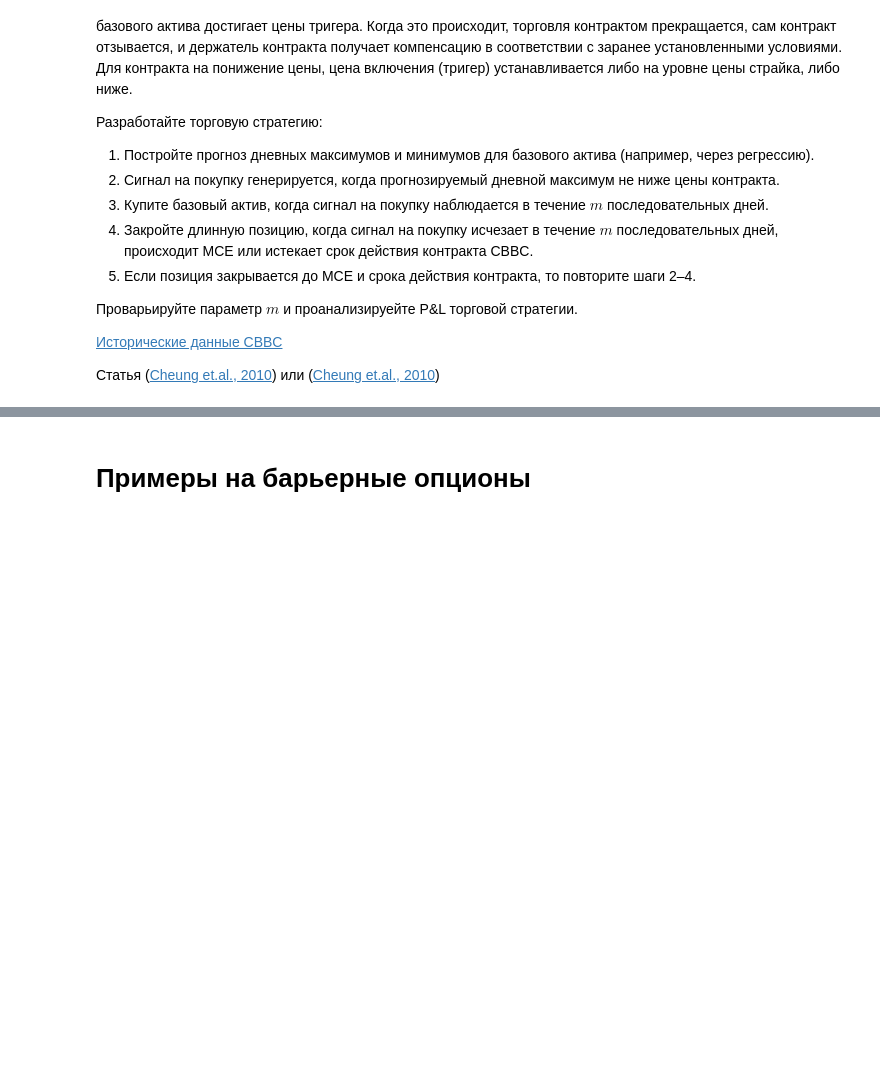
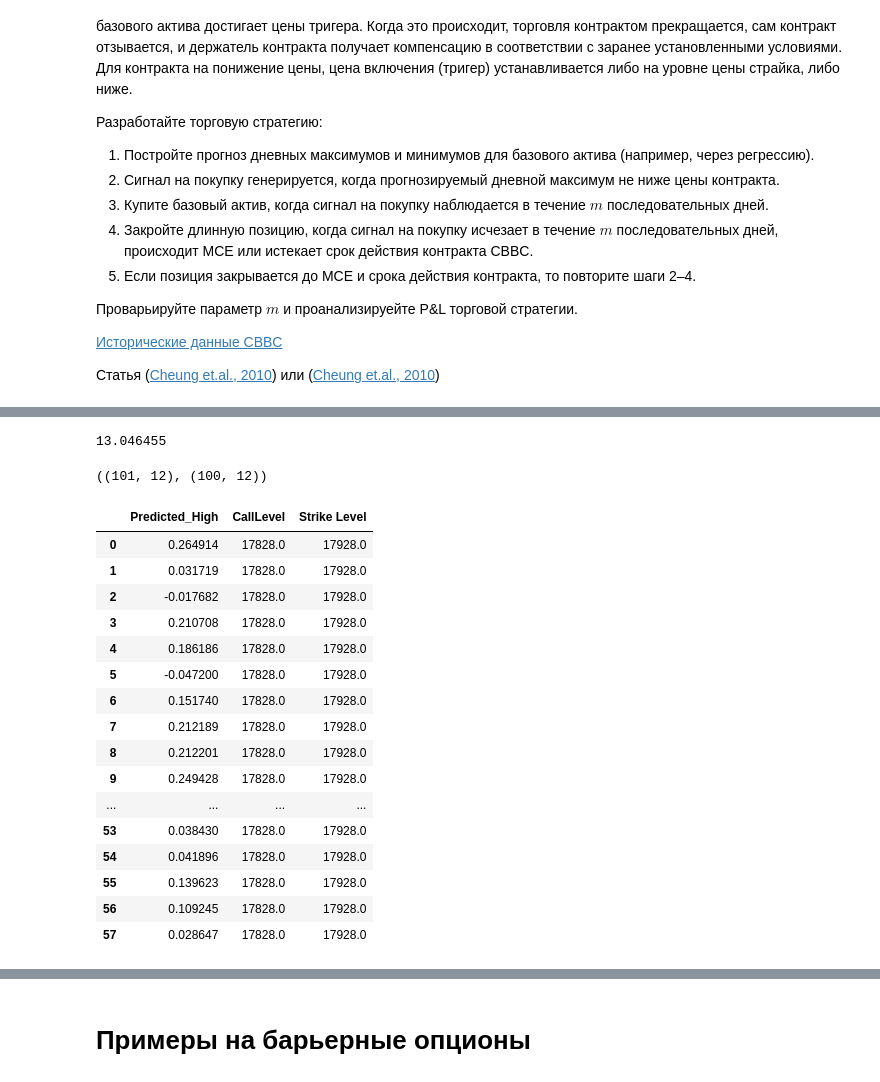
Before and after one commit to Kasymkhankhubiyev/Sirius-Uni, a Jupyter notebook: HybridFinancialInstruments/lab_2b_GSFP.ipynb, the cells around one changed output, grey strips where cells are left out. Saved outputs shown, nothing was run; the diff lists cells and outputs as text; code cells hidden in the pictures; blank space fills up the shorter version.

```diff
--- a/HybridFinancialInstruments/lab_2b_GSFP.ipynb
+++ b/HybridFinancialInstruments/lab_2b_GSFP.ipynb
@@ -676,0 +731,69 @@ plt.show()
+# %%
+df = df[['Trade Date', 'Averageprice', 'DayHigh', 'DayLow', 'ClosingPrice',
+         'Bull/Bear', 'CBBCType', 'CBBCCategory','MaturityDate', 'Strike Level',
+         'CallLevel']]
+
+df['Trade Date'] = pd.to_datetime(df['Trade Date'])
+df['MaturityDate'] = pd.to_datetime(df['MaturityDate'])
+df.Averageprice = np.float32(df.Averageprice)
+df.DayHigh = np.float32(df.DayHigh)
+df.DayLow = np.float32(df.DayLow)
+df.ClosingPrice = np.float32(df.ClosingPrice)
+df['Strike Level'] = np.float32(df['Strike Level'])
+df.CallLevel = np.float32(df.CallLevel)
+# %%
+from sklearn.linear_model import LinearRegression
+from sklearn.model_selection import train_test_split
+import numpy as np
+
+features = ['Averageprice', 'ClosingPrice', 'DayHigh', 'DayLow']
+
+window = 5
+X = []
+y = []
+
+for _df in df.rolling(window + 1):
+    if _df.shape[0] == window + 1:
+        X.append(_df[features].iloc[:-1].values.flatten())
+        y.append(_df['DayHigh'].values[-1])
+
+X = np.array(X)
+y = np.array(y)
+
+X_train, X_test, y_train, y_test = train_test_split(X, y, test_size=0.6, random_state=42)
+
+model_high = LinearRegression()
+model_high.fit(X_train, y_train)
+
+y_high_pred = model_high.predict(X_test)
+# %%
+np.sum(np.abs(y_test - y_high_pred) / y_high_pred)
+# %% [output]
+13.046455
+# %%
+df.shape, df.shift(1).dropna().shape
+# %% [output]
+((101, 12), (100, 12))
+# %%
+sub_df = pd.DataFrame(y_high_pred, columns=['Predicted_High'])
+sub_df['CallLevel'] = df.CallLevel.values[0]
+sub_df['Strike Level'] = df['Strike Level'].values[0]
+sub_df
+# %% [output]
+|  | Predicted_High | CallLevel | Strike Level |
+| 0 | 0.264914 | 17828.0 | 17928.0 |
+| 1 | 0.031719 | 17828.0 | 17928.0 |
+| 2 | -0.017682 | 17828.0 | 17928.0 |
+| 3 | 0.210708 | 17828.0 | 17928.0 |
+| 4 | 0.186186 | 17828.0 | 17928.0 |
+| 5 | -0.047200 | 17828.0 | 17928.0 |
+| 6 | 0.151740 | 17828.0 | 17928.0 |
+| 7 | 0.212189 | 17828.0 | 17928.0 |
+| 8 | 0.212201 | 17828.0 | 17928.0 |
+| 9 | 0.249428 | 17828.0 | 17928.0 |
+| ... | ... | ... | ... |
+| 53 | 0.038430 | 17828.0 | 17928.0 |
+| 54 | 0.041896 | 17828.0 | 17928.0 |
+| 55 | 0.139623 | 17828.0 | 17928.0 |
+| 56 | 0.109245 | 17828.0 | 17928.0 |
+| 57 | 0.028647 | 17828.0 | 17928.0 |
```
Also changed, not shown: parts of 11 cells of this notebook, 2 other files.
